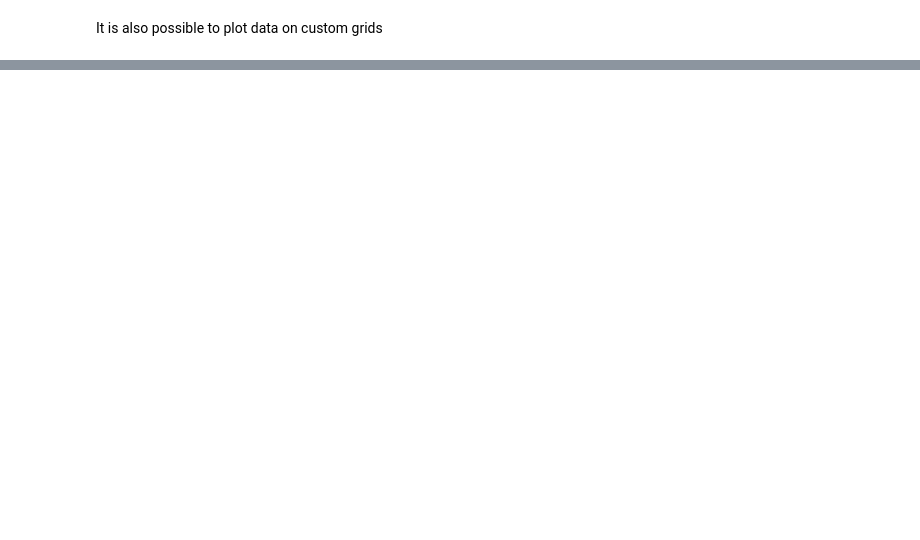
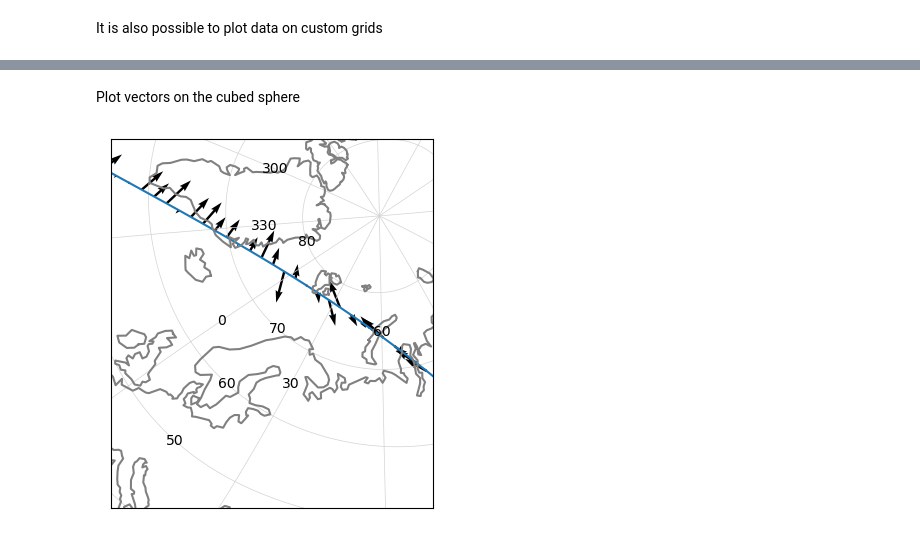
Before and after one commit to klaundal/secsy, a Jupyter notebook: notebooks/ao_001_csplot.ipynb, the cells around one changed output, grey strips where cells are left out. Cells and saved outputs as stored; diff of their text form; code cells hidden in the pictures; blank space fills up the shorter version.

```diff
--- a/notebooks/ao_001_csplot.ipynb
+++ b/notebooks/ao_001_csplot.ipynb
@@ -95,0 +96,10 @@ csax1.add_coastlines(color='grey')
+# %% [markdown]
+Plot vectors on the cubed sphere
+# %%
+fig,ax = plt.subplots()
+csax0 = cs.CSplot(ax,grid,gridtype='geo')
+csax0.plot(sat['lon'],sat['lat'])
+csax0.quiver(sat['data'],-sat['data'],sat['lon'],sat['lat'])
+csax0.add_coastlines(color='grey')
+# %% [output]
+[figure, added]
```
Also changed, not shown: parts of 3 cells of this notebook.
